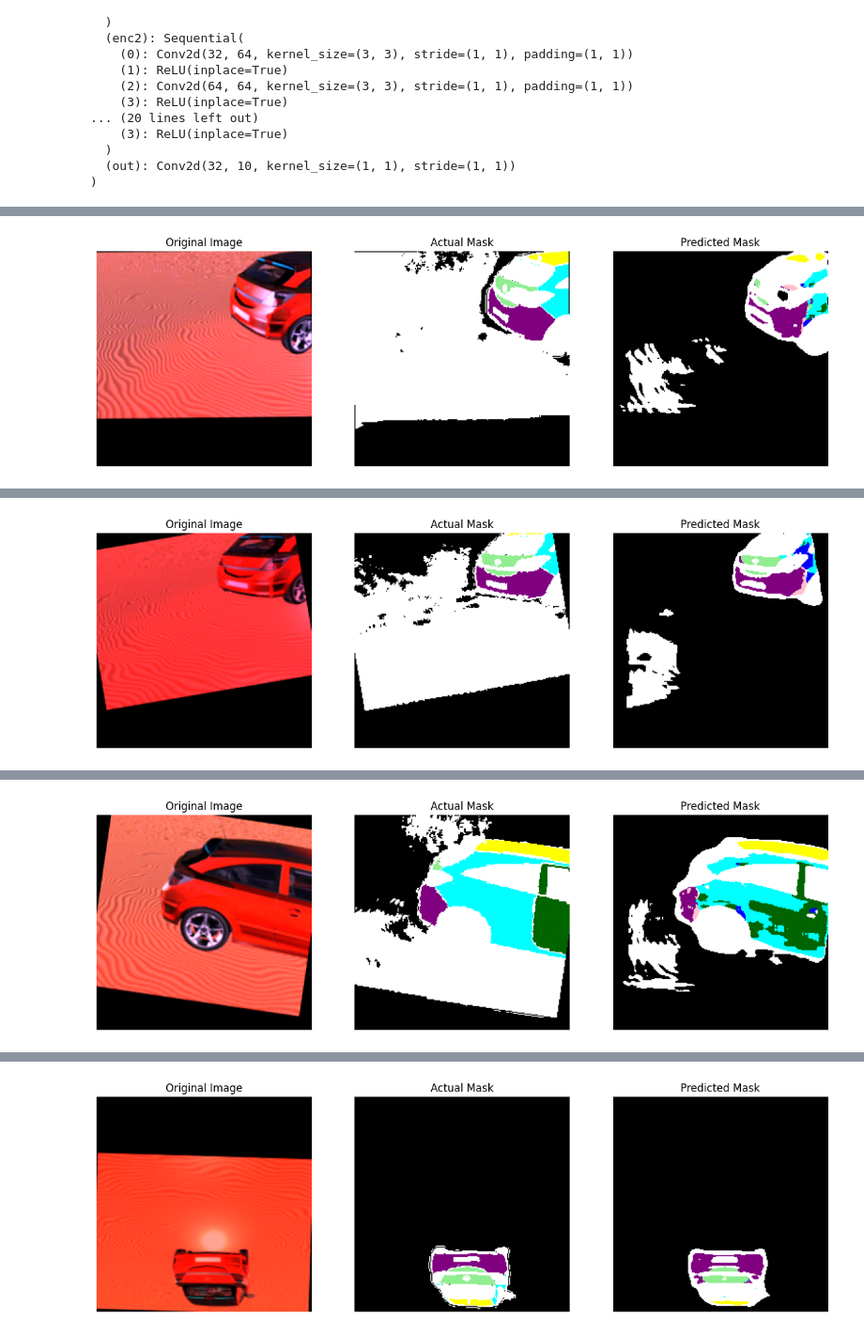
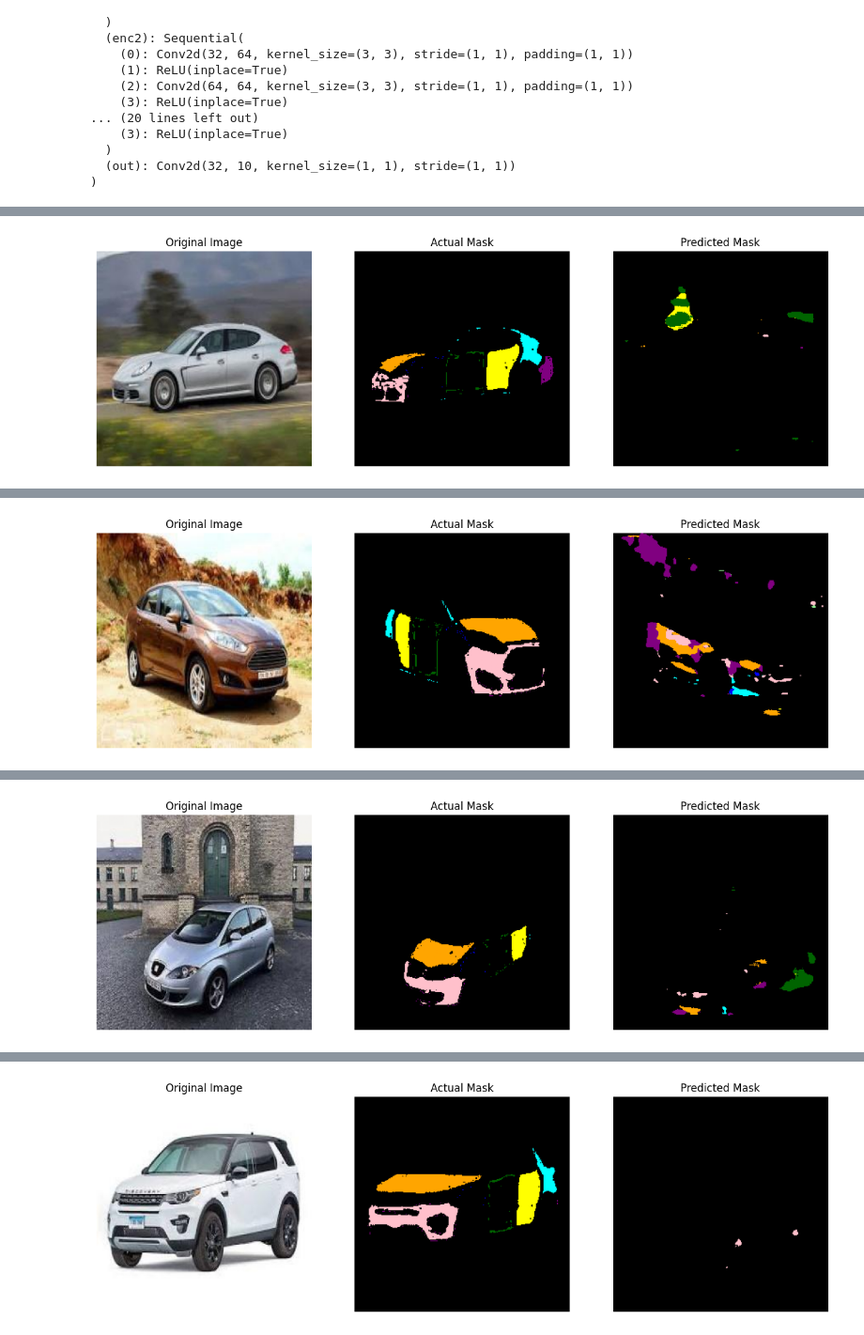
Before and after one commit to signyk/deep-learning, a Jupyter notebook: signy/project.ipynb, the cells around one changed output, grey strips where cells are left out. Shown at 94% size. Saved outputs shown, nothing was run; the diff lists cells and outputs as text; code cells hidden in the pictures.

```diff
--- a/signy/project.ipynb
+++ b/signy/project.ipynb
@@ -113,12 +113,26 @@ def transform(image, label):
     label = cv2.warpAffine(label, rotation_matrix, (cols, rows), flags=cv2.INTER_NEAREST)
 
     return image, label
+
+
+def remove_rest_of_car(labelled_image):
+    rest_of_car_label = 9
+    labelled_image[labelled_image == rest_of_car_label] = 0
+    return labelled_image
 # %%
+test_ids = [f"photo_00{i:02d}.npy" for i in np.arange(1,31)]
+
 class SegmentationDataset(Dataset):
-    def __init__(self, folder_path, transform=None):
+    def __init__(self, folder_path, transform=None, train: bool = True):
         self.folder_path = folder_path
-        self.transform = transform
+        self.transform = transform if train else None
         self.file_names = [f for f in os.listdir(folder_path) if f.endswith('.npy')]
+        if train:
+            # Exclude the test filenames to create the training dataset
+            self.file_names = [file for file in self.file_names if file not in test_ids]
+        else:
+            # Include only the test filenames for the test dataset
+            self.file_names = [file for file in self.file_names if file in test_ids]
 
     def __len__(self):
         return len(self.file_names)
@@ -130,6 +144,7 @@ class SegmentationDataset(Dataset):
         # Splitting into image and label
         image = array[:, :, 0:3]
         label = array[:, :, 3] /10
+        label = remove_rest_of_car(label)
 
 
         # Min-Max normalization for the image
@@ -153,7 +168,11 @@ class SegmentationDataset(Dataset):
 
 
 # Assuming array_path is defined
-dataset = SegmentationDataset(folder_path=array_path, transform=transform)
+dataset = SegmentationDataset(folder_path=array_path, transform=transform, train=True)
+test_dataset = SegmentationDataset(folder_path=array_path, transform=transform, train=False)
 
 # Create a DataLoader
 dataloader = DataLoader(dataset, batch_size=16, shuffle=True)
+test_dataloader = DataLoader(test_dataset, batch_size=16, shuffle=True)
+
+print(len(dataloader.dataset))
@@ -285,6 +306,18 @@ for epoch in range(num_epochs):
 
         running_loss += loss.item() * images.size(0)
 
-    epoch_loss = running_loss / len(dataloader.dataset)
-    print(f"Epoch [{epoch+1}/{num_epochs}] Loss: {epoch_loss:.4f}")
+    # Valdiation loss
+    running_validation_loss = 0.0
+    with torch.no_grad():
+        model.eval()
+        for images, masks in test_dataloader:
+            images, masks = images.to(device), masks.to(device)
+            outputs = model(images)
+            loss = criterion(outputs, masks)
+            running_validation_loss += loss.item() * images.size(0)
+
+    epoch_training_loss = running_loss / len(dataloader.dataset)
+    epoch_validation_loss = running_validation_loss / len(test_dataloader.dataset)
+    print(f"Epoch [{epoch+1}/{num_epochs}] Training Loss: {epoch_training_loss:.4f}")
+    print(f"Epoch [{epoch+1}/{num_epochs}] Validation Loss: {epoch_validation_loss:.4f}")
 # %% [output]
@@ -323,7 +366,7 @@ def show_comparison(img, true_mask, pred_mask):
 model.eval()
 
 # Get a batch of images and masks from the dataloader
-images, masks = next(iter(dataloader))
+images, masks = next(iter(test_dataloader))
 images, masks = images.to(device), masks.to(device)
 
 # Predict masks with the model
@@ -348 +390 @@ WARNING:matplotlib.image:Clipping input data to the valid range for imshow with
-[figure, old version]
+[figure, new version]
@@ -350 +391 @@ WARNING:matplotlib.image:Clipping input data to the valid range for imshow with
-[figure, old version]
+[figure, new version]
@@ -352 +392 @@ WARNING:matplotlib.image:Clipping input data to the valid range for imshow with
-[figure, old version]
+[figure, new version]
@@ -354 +393 @@ WARNING:matplotlib.image:Clipping input data to the valid range for imshow with
-[figure, old version]
+[figure, new version]
```
Also changed, not shown: parts of 4 cells of this notebook.
